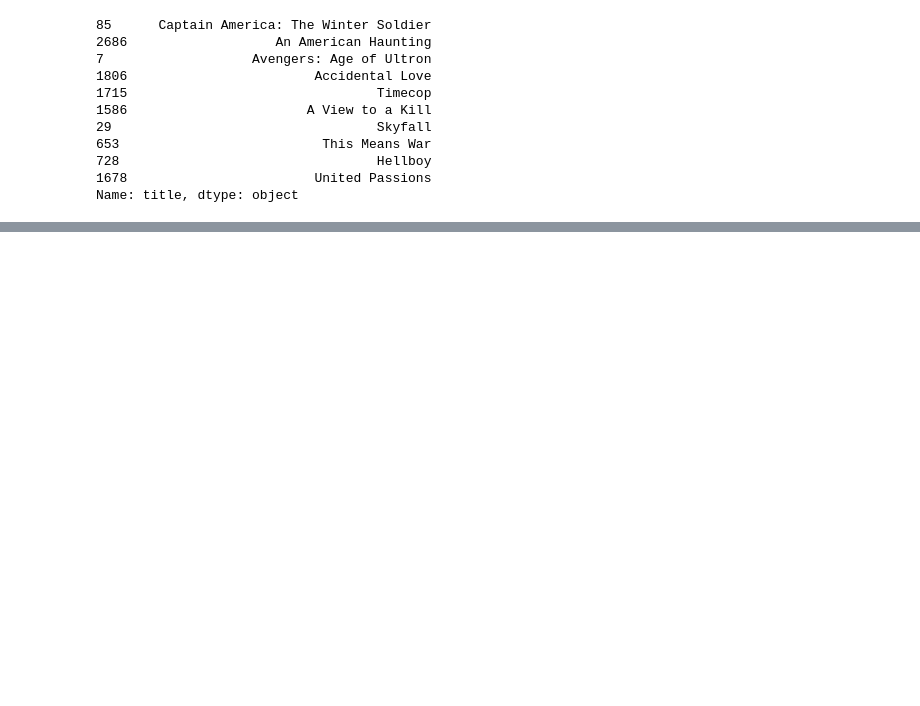
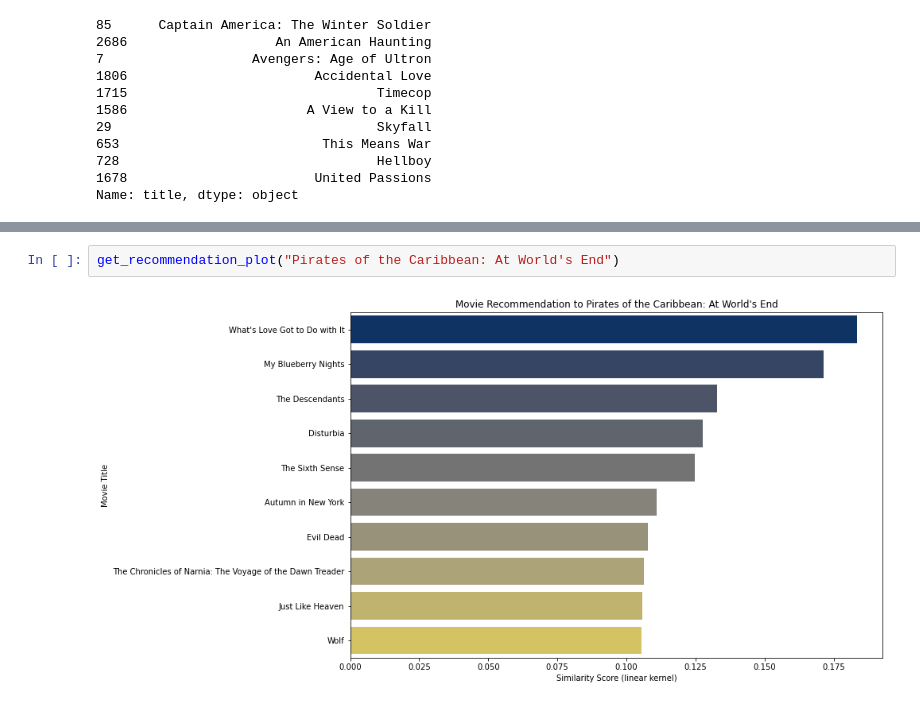
Before and after one commit to roynozoa/Machine-Learning-in-Python, a Jupyter notebook: [Project 3] NLP Movie Recommender/notebook.ipynb, the cells around one changed output, grey strips where cells are left out. Saved outputs shown, nothing was run; the diff lists cells and outputs as text; blank space fills up the shorter version.

```diff
--- a/[Project 3] NLP Movie Recommender/notebook.ipynb
+++ b/[Project 3] NLP Movie Recommender/notebook.ipynb
@@ -153,0 +202,4 @@ Name: title, dtype: object
+# %%
+get_recommendation_plot("Pirates of the Caribbean: At World's End")
+# %% [output]
+[figure, added]
```
Also changed, not shown: parts of 7 cells of this notebook.
